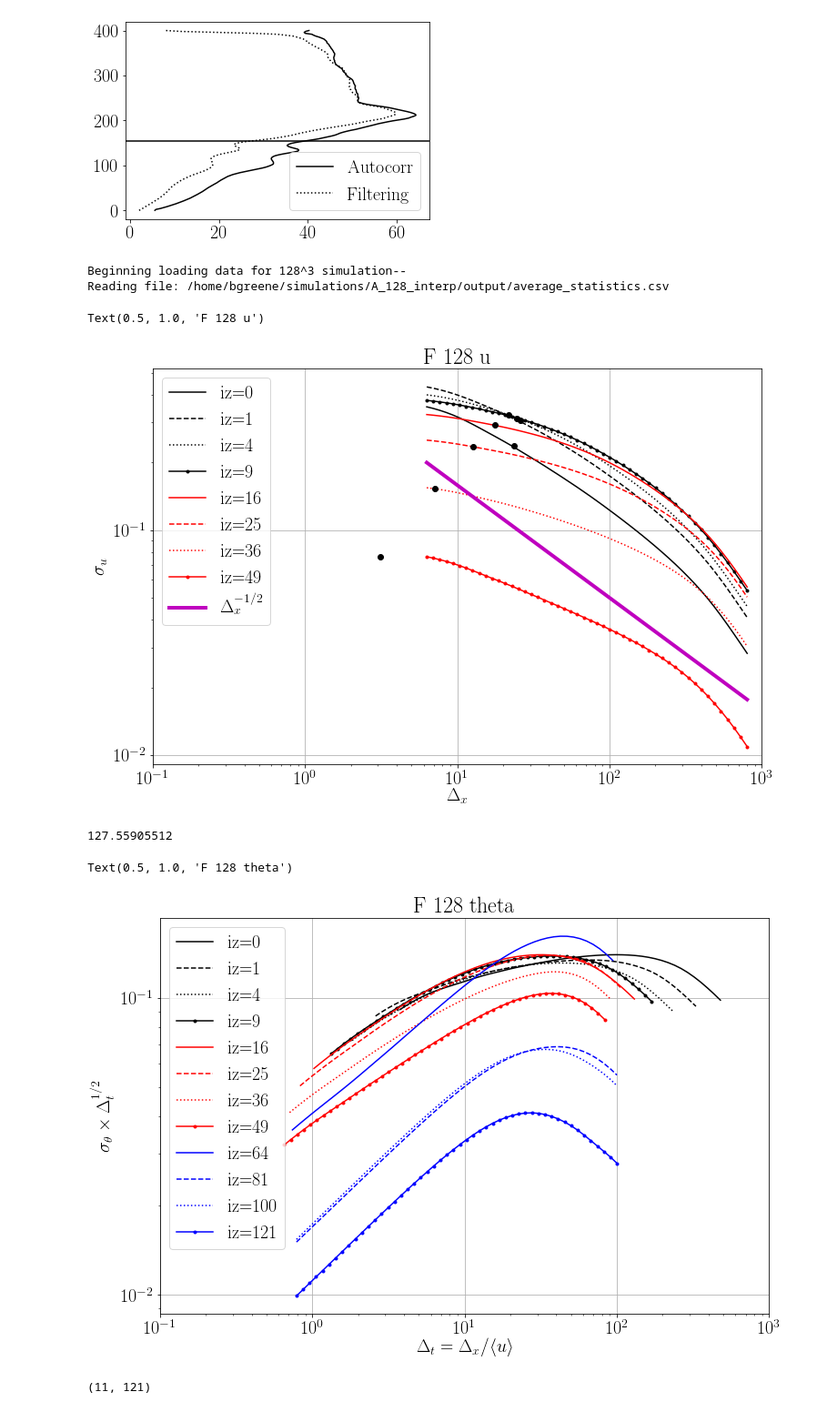
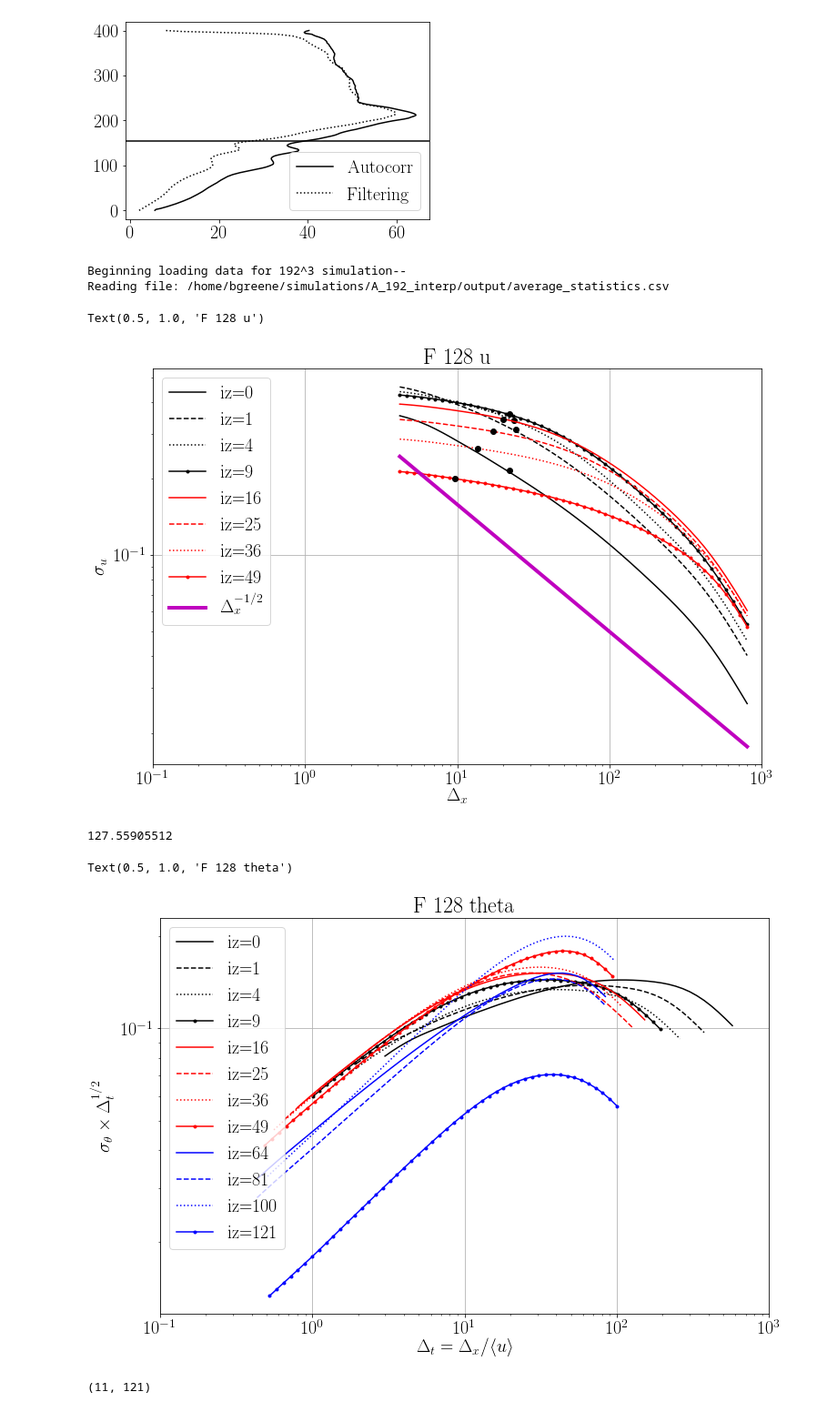
Before and after one commit to bgreene777/SBL_LES, a Jupyter notebook: ipynb/plot_lengthscales_error.ipynb, the cells around one changed output. Shown at 91% size. Drawn from its saved outputs; the diff is of its cells as text; code cells hidden in the pictures.

```diff
--- a/ipynb/plot_lengthscales_error.ipynb
+++ b/ipynb/plot_lengthscales_error.ipynb
@@ -451,14 +451,14 @@ plt.legend()
 <matplotlib.legend.Legend at 0x...>
 [figure]
 # %%
-dd2 = np.load("/home/bgreene/SBL_LES/output/filtered_lengthscale_A_128_full.npz")
+dd2 = np.load("/home/bgreene/SBL_LES/output/filtered_lengthscale_A_192_full.npz")
 # dd2 = np.load("/home/bgreene/archive/Python/LES/scripts/SBL/filtered_lengthscale_A_128_v3.npz")
-fstats = f"/home/bgreene/simulations/A_128_interp/output/average_statistics.csv"
+fstats = f"/home/bgreene/simulations/A_192_interp/output/average_statistics.csv"
 stats = np.genfromtxt(fstats, delimiter=",", skip_header=1)
 wspd = np.sqrt(stats[:,1]**2. + stats[:,2]**2.)
 # create sim object to get Lo
-s128F = simulation("/home/bgreene/simulations/A_128_interp/output/average_statistics.csv",
-                  128, 128, 128, 800., 800., 400., "F")
+s128F = simulation("/home/bgreene/simulations/A_192_interp/output/average_statistics.csv",
+                  192, 192, 192, 800., 800., 400., "F")
 s128F.read_csv()
 s128F.calc_Ri()
 s128F.calc_most()
@@ -491,46 +491,46 @@ ax00.set_title("F 128 u")
 # ax00.annotate('$dx$', xy=(dd2["dx"], 0.008), xytext=(dd2["dx"], 0.008), rotation=270)
 # ax00.annotate('$L_x$', xy=(dd2["Lx"], 0.008), xytext=(dd2["Lx"], 0.008), rotation=270)
 # %% [output]
-Beginning loading data for 128^3 simulation--
-Reading file: /home/bgreene/simulations/A_128_interp/output/average_statistics.csv
+Beginning loading data for 192^3 simulation--
+Reading file: /home/bgreene/simulations/A_192_interp/output/average_statistics.csv
 Text(0.5, 1.0, 'F 128 u')
-[figure, old version]
+[figure, new version]
 # %%
 stats[:,0][40]
 # %% [output]
 127.55905512
 # %%
-dd2 = np.load("/home/bgreene/SBL_LES/output/filtered_lengthscale_A_128_full.npz")
-fstats = f"/home/bgreene/simulations/A_128_interp/output/average_statistics.csv"
+dd2 = np.load("/home/bgreene/SBL_LES/output/filtered_lengthscale_A_192_full.npz")
+fstats = f"/home/bgreene/simulations/A_192_interp/output/average_statistics.csv"
 stats = np.genfromtxt(fstats, delimiter=",", skip_header=1)
 wspd = np.sqrt(stats[:,1]**2. + stats[:,2]**2.)
 
 fstr = ["-k", "--k", ":k", ".-k", "-r", "--r", ":r", ".-r", "-b", "--b", ":b", ".-b", "-m", "--m", ":m", ".-m"]
 
 fig00, ax00 = plt.subplots(1, figsize=(12, 8))
 for i, j in enumerate(np.arange(12, dtype=int)**2):
     ax00.plot(dd2["delta_x"]/wspd[j], dd2["sigma_theta"][j,:]*(dd2["delta_x"]/wspd[j])**0.5, fstr[i], label=f"iz={j}")
 
 # ax00.axvline(dd2["dx"], c="r", lw=4)
 # ax00.axvline(dd2["Lx"], c="r", lw=4)
 # ax00.axvline(dd2["dx"]*4, c="k", lw=4)
 # ax00.axvline(dd2["Lx"]/5., c="k", lw=4)
 # ax00.plot(dd2["delta_x"]/wspd[j], 0.1*(dd2["delta_x"]/wspd[j])**-0.5, linewidth=4, c="m", label="$\Delta_x^{-1/2}$")
 ax00.set_xscale("log")
 ax00.set_yscale("log")
 ax00.set_xlim([0.1, 1000])
 # ax00.set_ylim([0.005, 0.5])
 ax00.legend()
 ax00.grid()
 ax00.set_xlabel("$\Delta_t = \Delta_x / \\langle u \\rangle$")
 ax00.set_ylabel("$\sigma_{\\theta} \\times \Delta_t^{1/2}$")
 ax00.set_title("F 128 theta")
 
 # ax00.annotate('$dx$', xy=(dd2["dx"], 0.008), xytext=(dd2["dx"], 0.008), rotation=270)
 # ax00.annotate('$L_x$', xy=(dd2["Lx"], 0.008), xytext=(dd2["Lx"], 0.008), rotation=270)
 # %% [output]
 Text(0.5, 1.0, 'F 128 theta')
-[figure, old version]
+[figure, new version]
 # %%
 i, j
 # %% [output]
```
Also changed, not shown: parts of 1 cell of this notebook, 1 other file.
